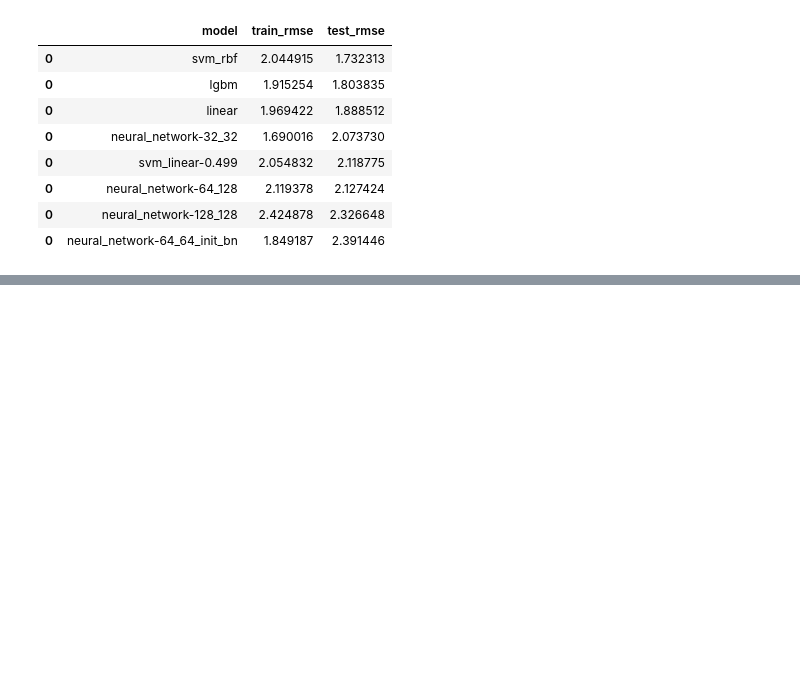
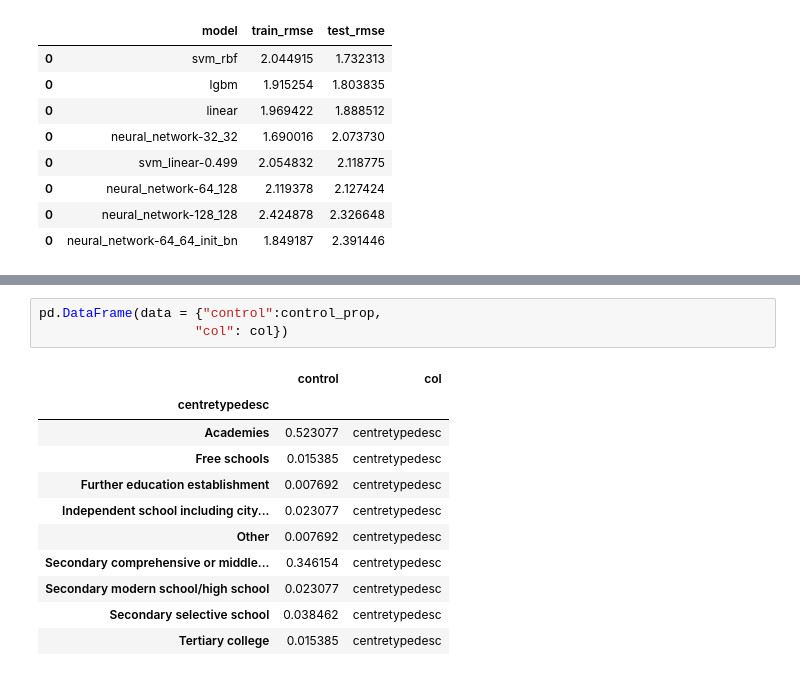
Before and after one commit to louismagowan/cag-equality, a Jupyter notebook: sandbox.ipynb, the cells around one changed output, grey strips where cells are left out. Drawn from its saved outputs; the diff is of its cells as text; blank space fills up the shorter version.

```diff
--- a/sandbox.ipynb
+++ b/sandbox.ipynb
@@ -752,0 +815,15 @@ all_results.sort_values("test_rmse")
+# %%
+pd.DataFrame(data = {"control":control_prop,
+                    "col": col})
+# %% [output]
+|  | control | col |
+| centretypedesc |  |  |
+| Academies | 0.523077 | centretypedesc |
+| Free schools | 0.015385 | centretypedesc |
+| Further education establishment | 0.007692 | centretypedesc |
+| Independent school including city... | 0.023077 | centretypedesc |
+| Other | 0.007692 | centretypedesc |
+| Secondary comprehensive or middle... | 0.346154 | centretypedesc |
+| Secondary modern school/high school | 0.023077 | centretypedesc |
+| Secondary selective school | 0.038462 | centretypedesc |
+| Tertiary college | 0.015385 | centretypedesc |
```
Also changed, not shown: parts of 16 cells of this notebook.
